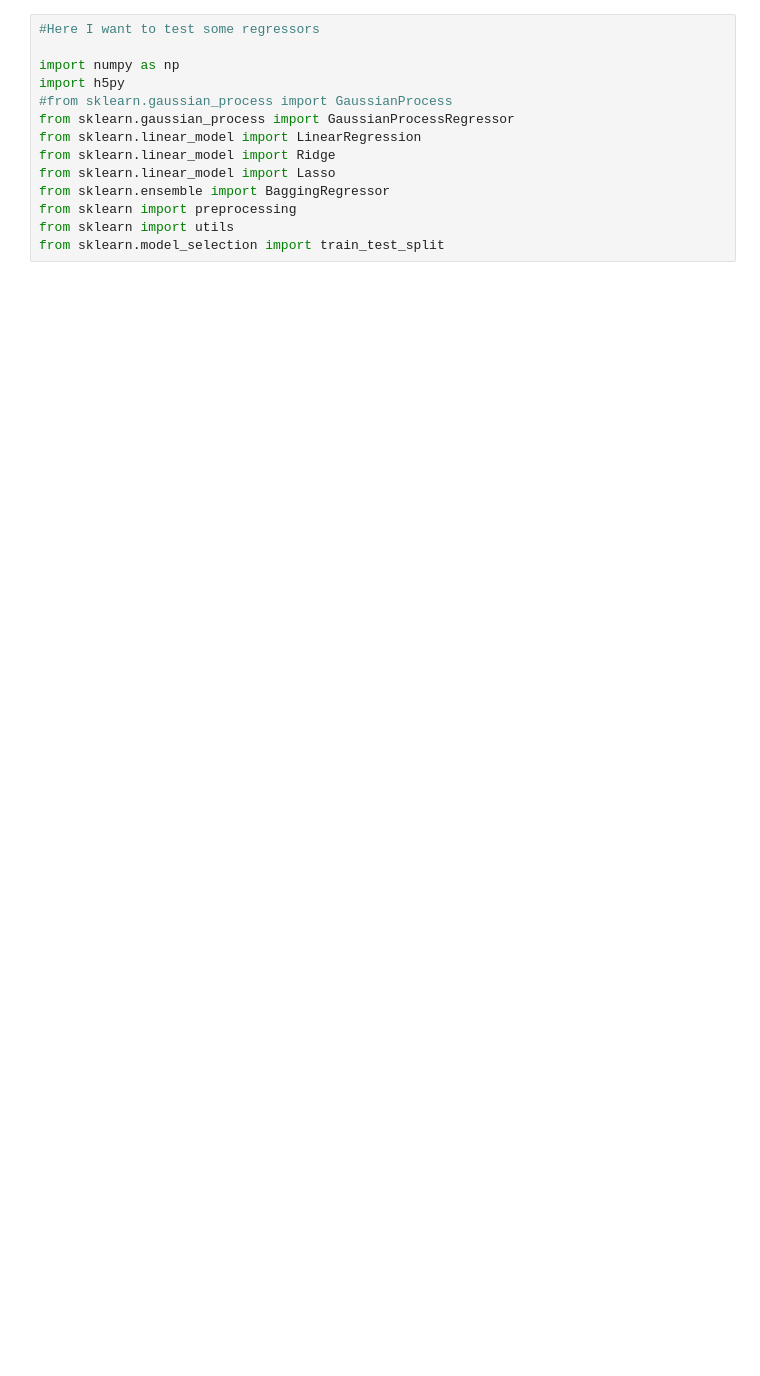
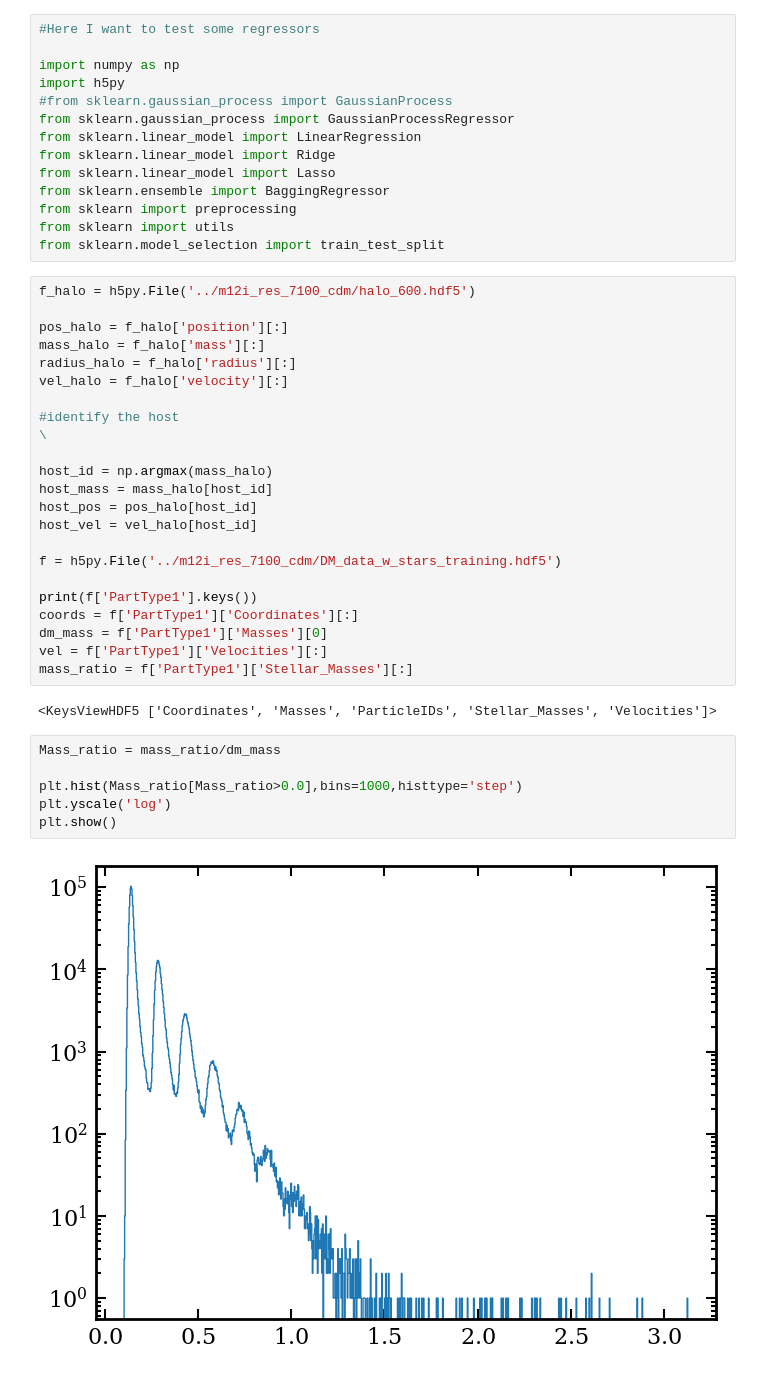
Before and after one commit to AndrewGraus/Stellar_Halo_Project, a Jupyter notebook: sklearn_tests.ipynb, the cells around one changed output. Saved outputs shown, nothing was run; the diff lists cells and outputs as text; blank space fills up the shorter version.

```diff
--- a/sklearn_tests.ipynb
+++ b/sklearn_tests.ipynb
@@ -129,3 +22,35 @@ from sklearn.ensemble import BaggingRegressor
 from sklearn import preprocessing
 from sklearn import utils
 from sklearn.model_selection import train_test_split
+# %%
+f_halo = h5py.File('../m12i_res_7100_cdm/halo_600.hdf5')
+
+pos_halo = f_halo['position'][:]
+mass_halo = f_halo['mass'][:]
+radius_halo = f_halo['radius'][:]
+vel_halo = f_halo['velocity'][:]
+
+#identify the host                                                                                                   \
+
+host_id = np.argmax(mass_halo)
+host_mass = mass_halo[host_id]
+host_pos = pos_halo[host_id]
+host_vel = vel_halo[host_id]
+
+f = h5py.File('../m12i_res_7100_cdm/DM_data_w_stars_training.hdf5')
+
+print(f['PartType1'].keys())
+coords = f['PartType1']['Coordinates'][:]
+dm_mass = f['PartType1']['Masses'][0]
+vel = f['PartType1']['Velocities'][:]
+mass_ratio = f['PartType1']['Stellar_Masses'][:]
+# %% [output]
+<KeysViewHDF5 ['Coordinates', 'Masses', 'ParticleIDs', 'Stellar_Masses', 'Velocities']>
+# %%
+Mass_ratio = mass_ratio/dm_mass
+
+plt.hist(Mass_ratio[Mass_ratio>0.0],bins=1000,histtype='step')
+plt.yscale('log')
+plt.show()
+# %% [output]
+[figure, added]
```
Also changed, not shown: parts of 43 cells of this notebook, 5 other files.
